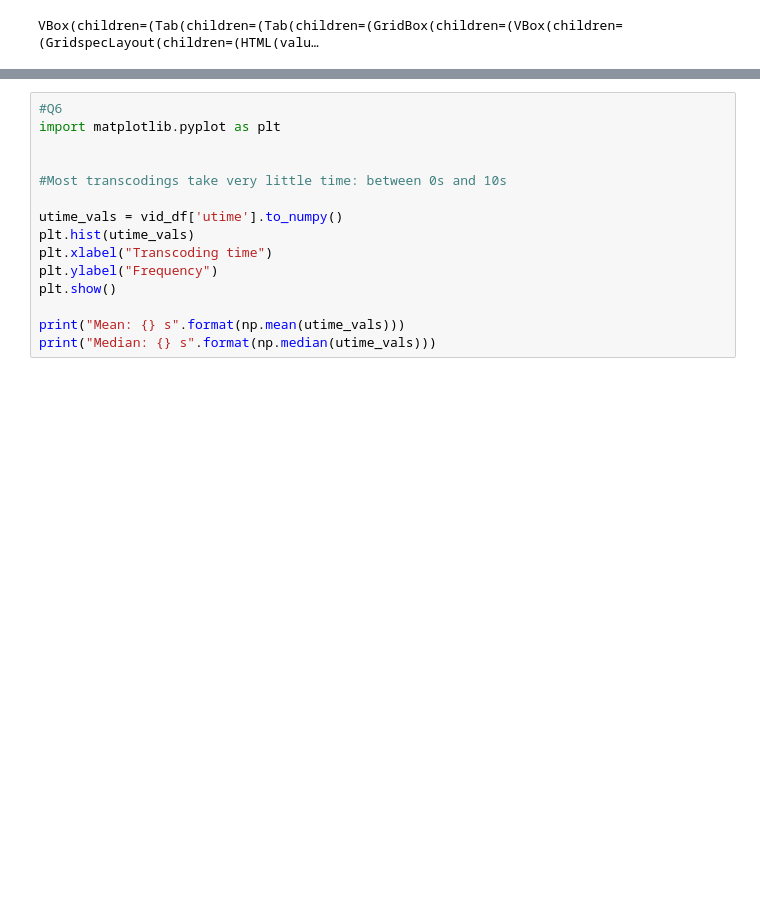
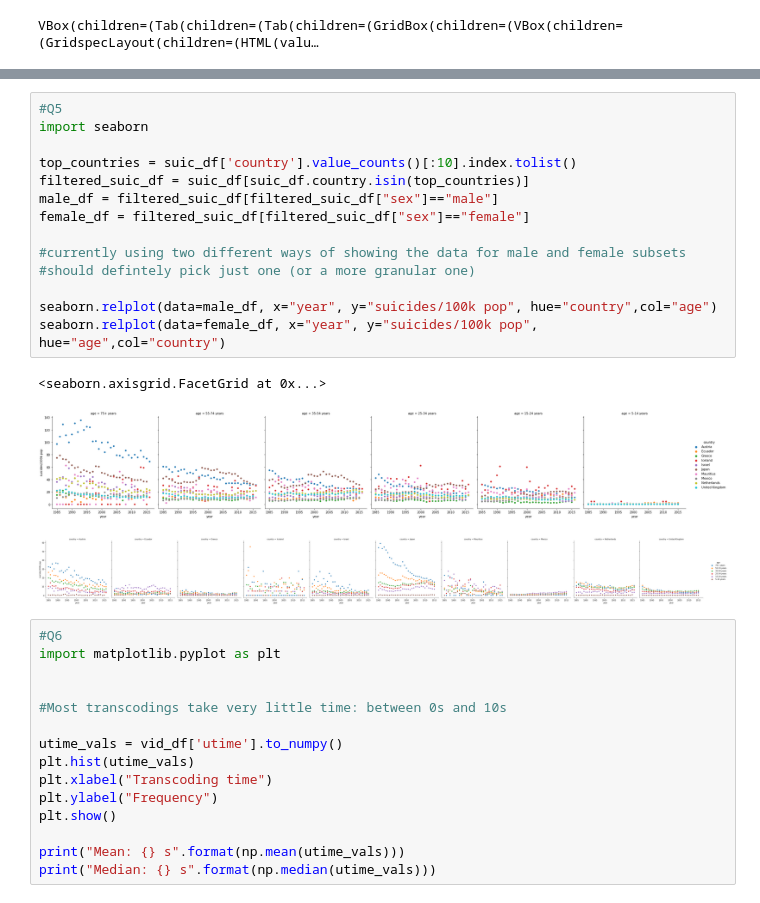
Before and after one commit to ztucker4/ECE219_Winter2021, a Jupyter notebook: Project_4/Project_4.ipynb, the cells around one changed output, grey strips where cells are left out. Drawn from its saved outputs; the diff is of its cells as text; blank space fills up the shorter version.

```diff
--- a/Project_4/Project_4.ipynb
+++ b/Project_4/Project_4.ipynb
@@ -79,3 +81,21 @@ plt.show()
+# %%
+#Q5
+import seaborn
+
+top_countries = suic_df['country'].value_counts()[:10].index.tolist()
+filtered_suic_df = suic_df[suic_df.country.isin(top_countries)]
+male_df = filtered_suic_df[filtered_suic_df["sex"]=="male"]
+female_df = filtered_suic_df[filtered_suic_df["sex"]=="female"]
+
+#currently using two different ways of showing the data for male and female subsets
+#should defintely pick just one (or a more granular one)
+
+seaborn.relplot(data=male_df, x="year", y="suicides/100k pop", hue="country",col="age")
+seaborn.relplot(data=female_df, x="year", y="suicides/100k pop", hue="age",col="country")
+# %% [output]
+<seaborn.axisgrid.FacetGrid at 0x...>
+[figure, added]
+[figure, added]
 # %%
 #Q6
 import matplotlib.pyplot as plt
```
Also changed, not shown: parts of 1 cell of this notebook, 3 other files.
